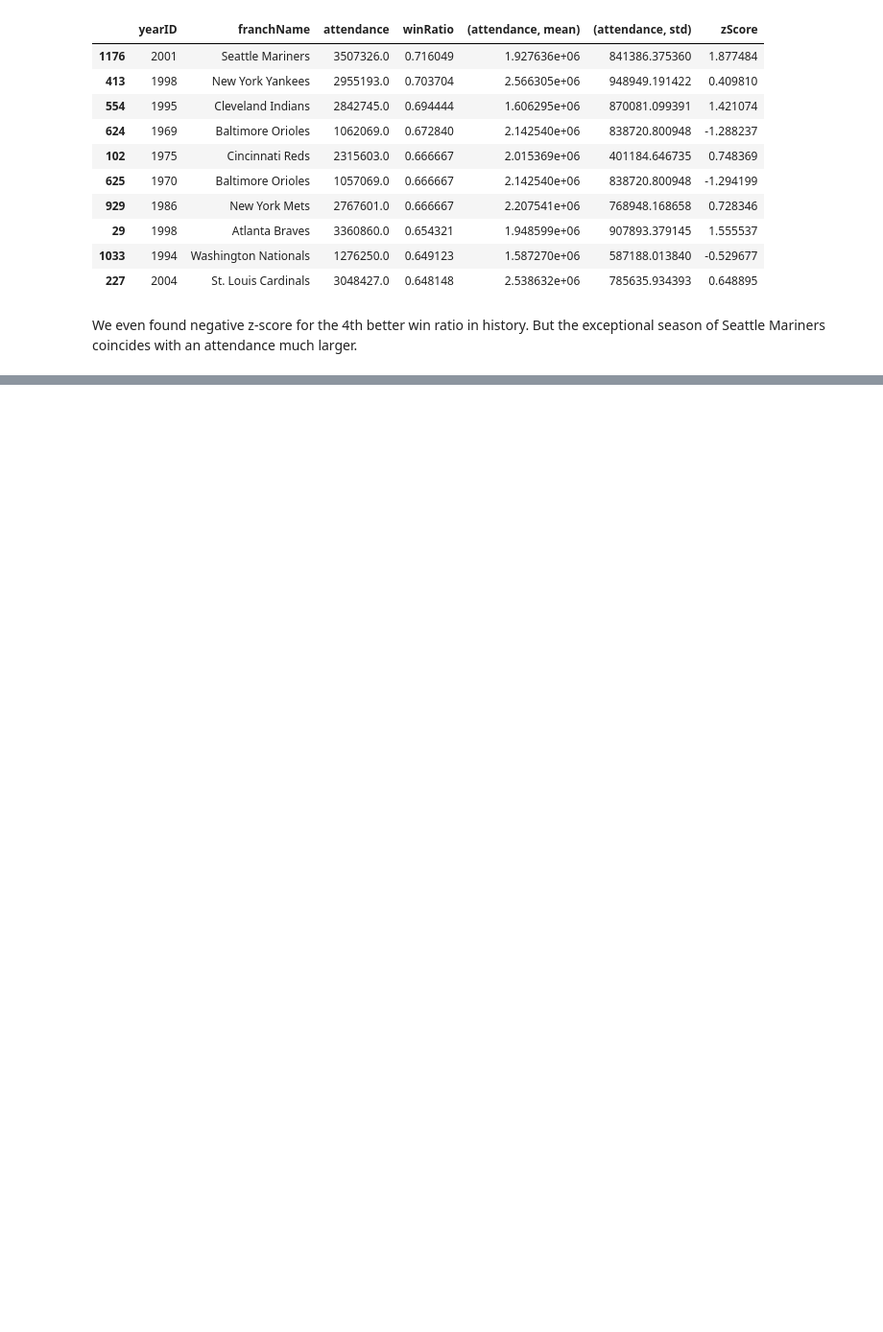
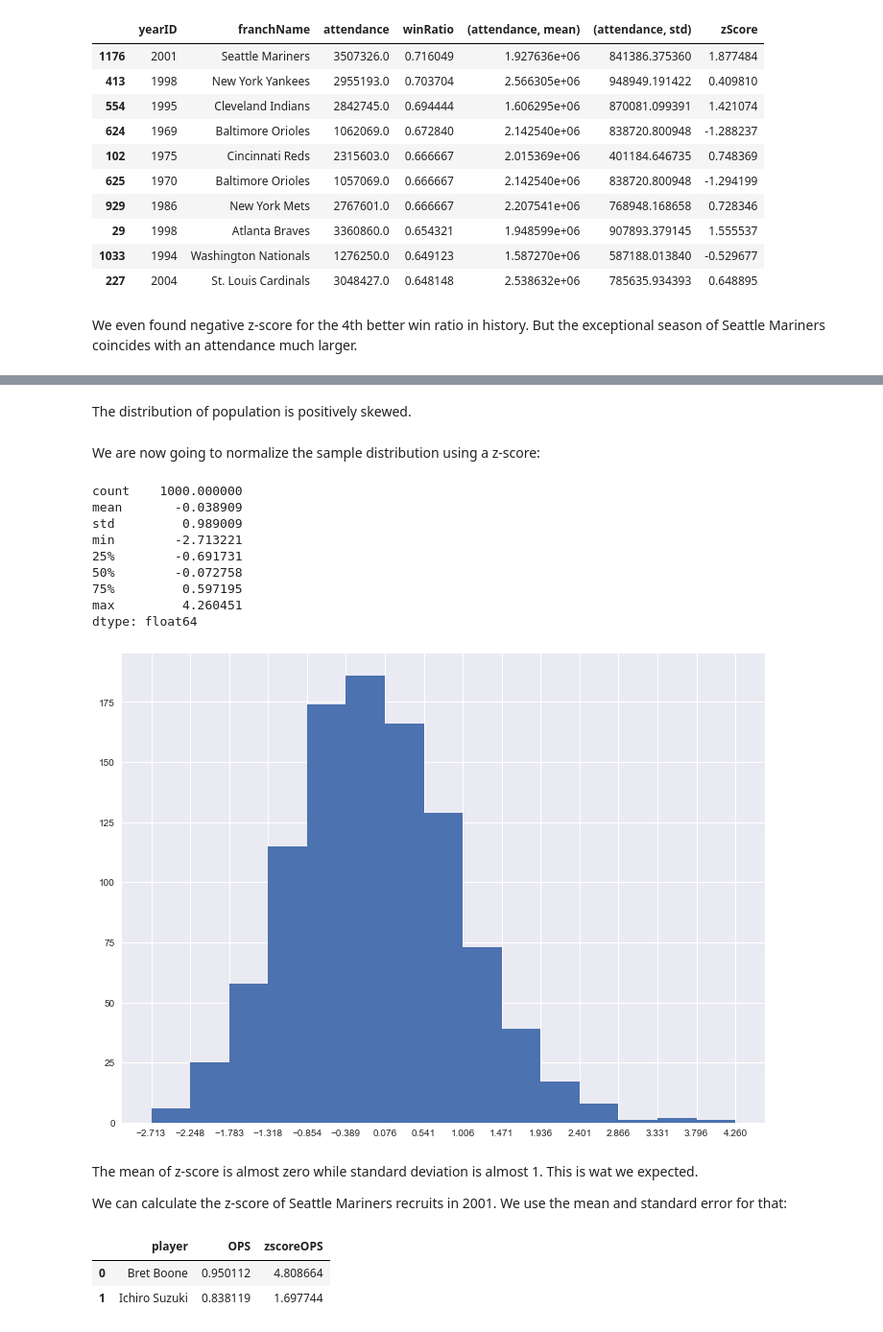
Before and after one commit to ccampguilhem/Udacity-DataAnalyst, a Jupyter notebook: 02-IntoToDataAnalysis/P01-InvestigateADataset/baseball.ipynb, the cells around one changed output, grey strips where cells are left out. Shown at 96% size. Drawn from its saved outputs; the diff is of its cells as text; code cells hidden in the pictures; blank space fills up the shorter version.

```diff
--- a/02-IntoToDataAnalysis/P01-InvestigateADataset/baseball.ipynb
+++ b/02-IntoToDataAnalysis/P01-InvestigateADataset/baseball.ipynb
@@ -507,0 +933,30 @@ We even found negative z-score for the 4th better win ratio in history. But the
+# %% [markdown]
+The distribution of population is positively skewed.
+# %% [markdown]
+We are now going to normalize the sample distribution using a z-score:
+# %%
+sample_zscore = (sample_means - 0.778) / 0.037
+baseball.hist_plot(sample_zscore, bins=15)
+sample_zscore.describe()
+# %% [output]
+count    1000.000000
+mean       -0.038909
+std         0.989009
+min        -2.713221
+25%        -0.691731
+50%        -0.072758
+75%         0.597195
+max         4.260451
+dtype: float64
+[figure, added]
+# %% [markdown]
+The mean of z-score is almost zero while standard deviation is almost 1. This is wat we expected.
+
+We can calculate the z-score of Seattle Mariners recruits in 2001. We use the mean and standard error for that:
+# %%
+newcomers_2001_offense = newcomers_2001_offense.assign(zscoreOPS=lambda x: (x["OPS"] - 0.777) / 0.036)
+newcomers_2001_offense[["player", "OPS", "zscoreOPS"]].head()
+# %% [output]
+|  | player | OPS | zscoreOPS |
+| 0 | Bret Boone | 0.950112 | 4.808664 |
+| 1 | Ichiro Suzuki | 0.838119 | 1.697744 |
```
Also changed, not shown: parts of 48 cells of this notebook, 2 other files.
